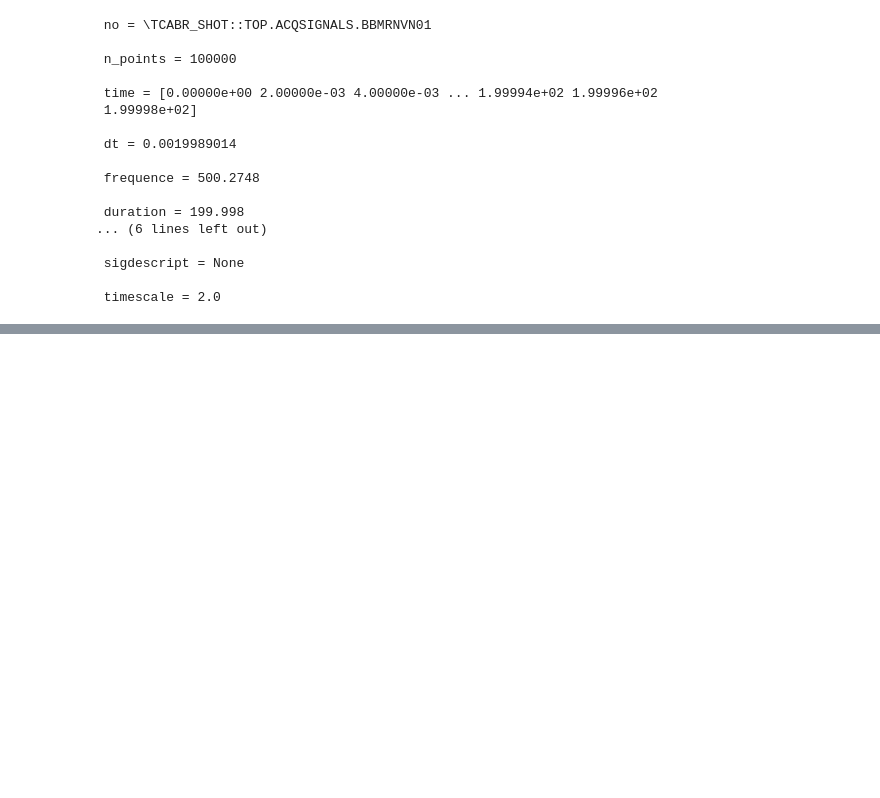
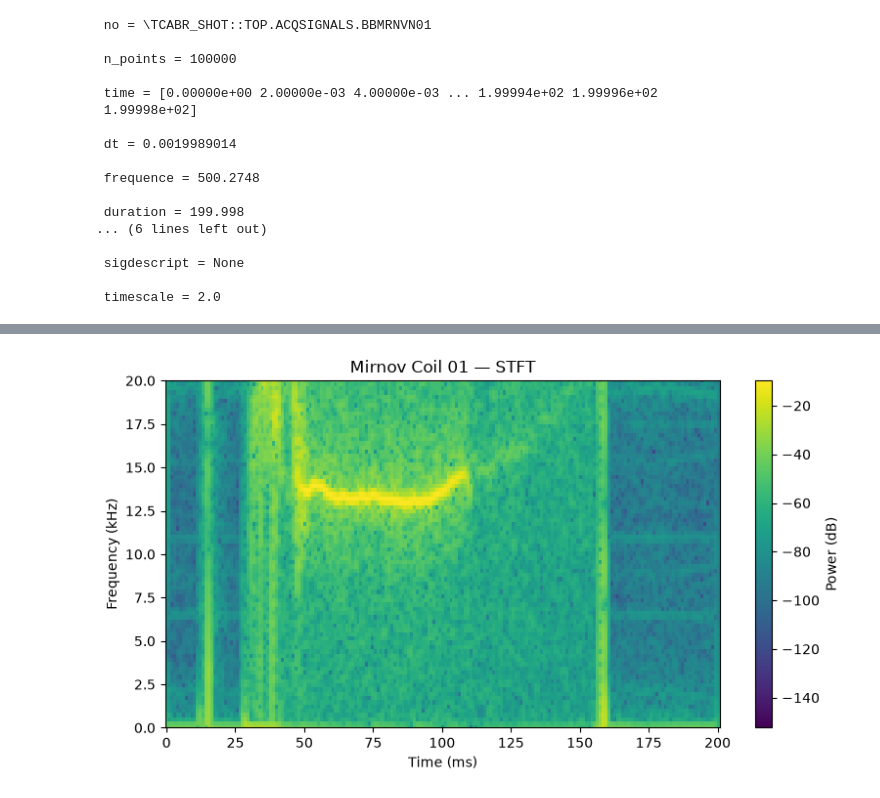
Before and after one commit to gabrielh-126/project-tcabr-island2x1, a Jupyter notebook: src/mdsplus_first_acess.ipynb, the cells around one changed output, grey strips where cells are left out. Saved outputs shown, nothing was run; the diff lists cells and outputs as text; code cells hidden in the pictures; blank space fills up the shorter version.

```diff
--- a/src/mdsplus_first_acess.ipynb
+++ b/src/mdsplus_first_acess.ipynb
@@ -155,0 +157,44 @@ plt.show()
+# %%
+no_mirnov = r"\TCABR_SHOT::TOP.ACQSIGNALS.BBMRNVN01.signal"
+
+time, signal = channel_load(33777, no_mirnov)
+
+time_s = time / 1000
+
+dt = np.median(np.diff(time_s))
+fs = 1 / dt
+
+
+f, t_stft, Zxx = stft(
+    signal,
+    fs=fs,
+    window="hann",
+    nperseg=2048,
+    noverlap=1536
+)
+
+power = np.abs(Zxx)**2
+
+plt.figure(figsize=(8, 4.5))
+
+plt.pcolormesh(
+    t_stft * 1000,
+    f / 1000,
+    10 * np.log10(power + 1e-20),
+    shading="auto"
+)
+
+plt.xlabel("Time (ms)")
+plt.ylabel("Frequency (kHz)")
+plt.title("Mirnov Coil 01 — STFT")
+
+plt.ylim(0, 20)
+
+plt.colorbar(
+    label="Power (dB)"
+)
+
+plt.tight_layout()
+plt.show()
+# %% [output]
+[figure, added]
```
Also changed, not shown: parts of 5 cells of this notebook.
